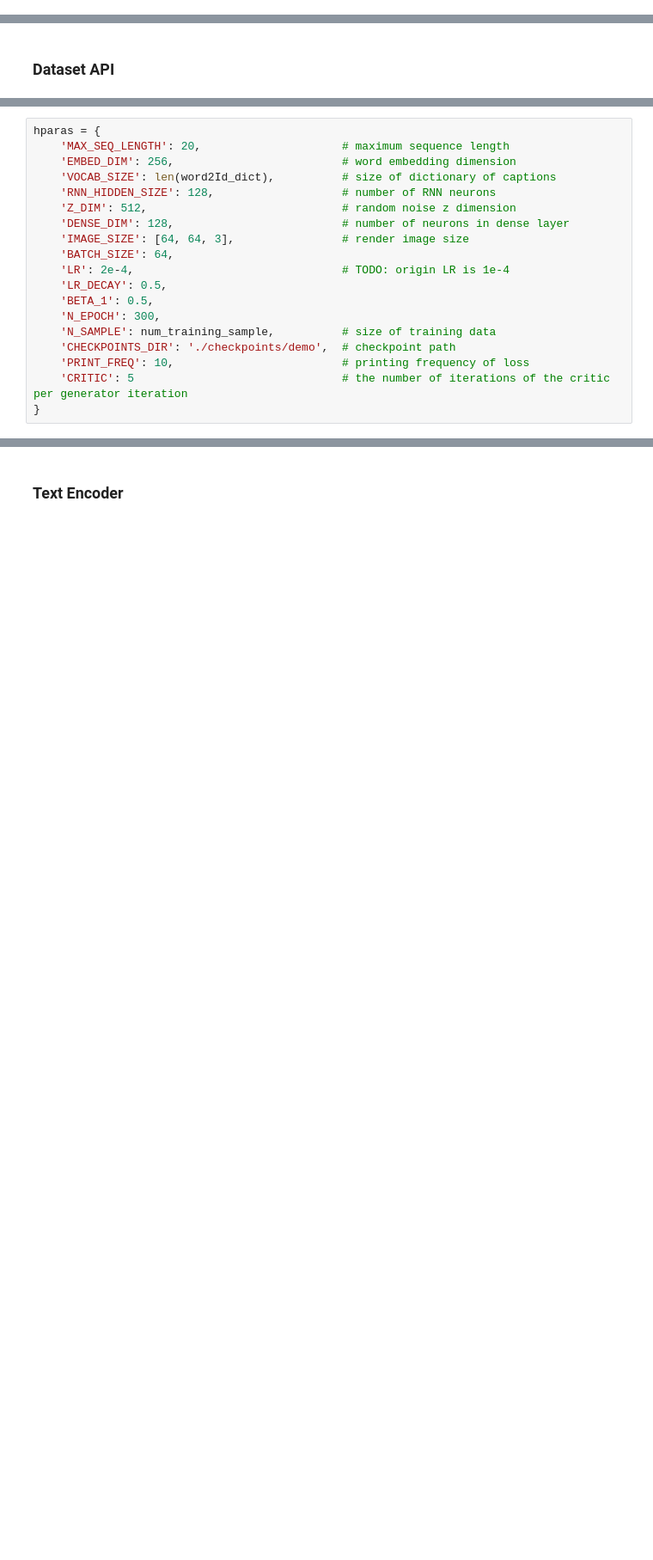
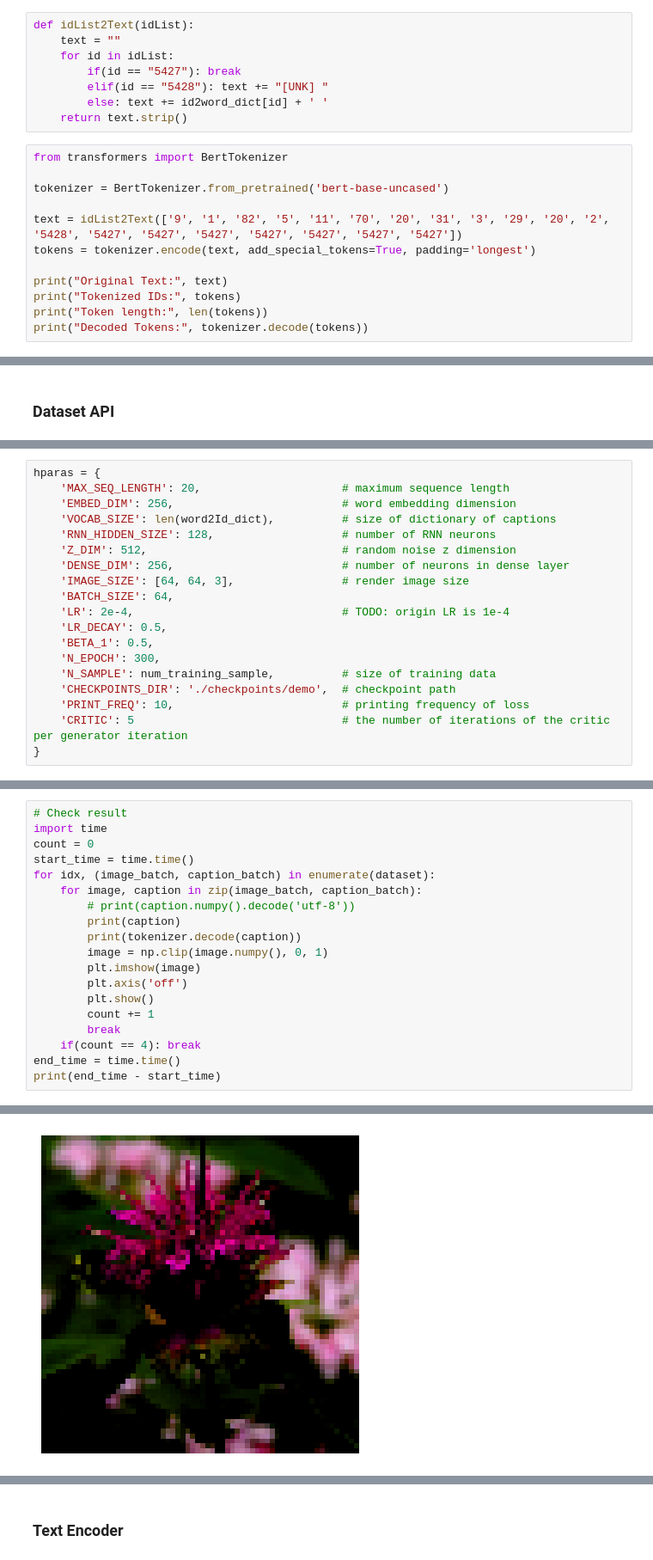
Before and after one commit to DLDaLao2/DeepLearningCups, a Jupyter notebook: Cup3/Cup3.ipynb, the cells around one changed output, grey strips where cells are left out. Shown at 86% size. Cells and saved outputs as stored; diff of their text form; blank space fills up the shorter version.

```diff
--- a/Cup3/Cup3.ipynb
+++ b/Cup3/Cup3.ipynb
@@ -109,3 +109,23 @@ df.head(5)
 | 6737 | [[9, 2, 27, 4, 1, 6, 14, 7, 12, 1... | ./102flowers/image_06737.jpg |
 | 6738 | [[9, 1, 5, 8, 54, 16, 38, 7, 12, ... | ./102flowers/image_06738.jpg |
 | 6739 | [[4, 12, 1, 5, 29, 11, 19, 7, 26,... | ./102flowers/image_06739.jpg |
+# %%
+def idList2Text(idList):
+    text = ""
+    for id in idList:
+        if(id == "5427"): break
+        elif(id == "5428"): text += "[UNK] "
+        else: text += id2word_dict[id] + ' '
+    return text.strip()
+# %%
+from transformers import BertTokenizer
+
+tokenizer = BertTokenizer.from_pretrained('bert-base-uncased')
+
+text = idList2Text(['9', '1', '82', '5', '11', '70', '20', '31', '3', '29', '20', '2', '5428', '5427', '5427', '5427', '5427', '5427', '5427', '5427'])
+tokens = tokenizer.encode(text, add_special_tokens=True, padding='longest')
+
+print("Original Text:", text)
+print("Tokenized IDs:", tokens)
+print("Token length:", len(tokens))
+print("Decoded Tokens:", tokenizer.decode(tokens))
@@ -162,7 +255,7 @@ hparas = {
     'VOCAB_SIZE': len(word2Id_dict),          # size of dictionary of captions
     'RNN_HIDDEN_SIZE': 128,                   # number of RNN neurons
     'Z_DIM': 512,                             # random noise z dimension
-    'DENSE_DIM': 128,                         # number of neurons in dense layer
+    'DENSE_DIM': 256,                         # number of neurons in dense layer
     'IMAGE_SIZE': [64, 64, 3],                # render image size
     'BATCH_SIZE': 64,
     'LR': 2e-4,                               # TODO: origin LR is 1e-4
@@ -178,0 +274,20 @@ dataset = dataset_generator(data_path + '/text2ImgData.pkl', hparas['BATCH_SIZE'
+# %%
+# Check result
+import time
+count = 0
+start_time = time.time()
+for idx, (image_batch, caption_batch) in enumerate(dataset):
+    for image, caption in zip(image_batch, caption_batch):
+        # print(caption.numpy().decode('utf-8'))
+        print(caption)
+        print(tokenizer.decode(caption))
+        image = np.clip(image.numpy(), 0, 1)
+        plt.imshow(image)
+        plt.axis('off')
+        plt.show()
+        count += 1
+        break
+    if(count == 4): break
+end_time = time.time()
+print(end_time - start_time)
+# %% [output]
@@ -178,0 +299 @@ dataset = dataset_generator(data_path + '/text2ImgData.pkl', hparas['BATCH_SIZE'
+[figure, added]
```
Also changed, not shown: parts of 17 cells of this notebook, 1 other file.
